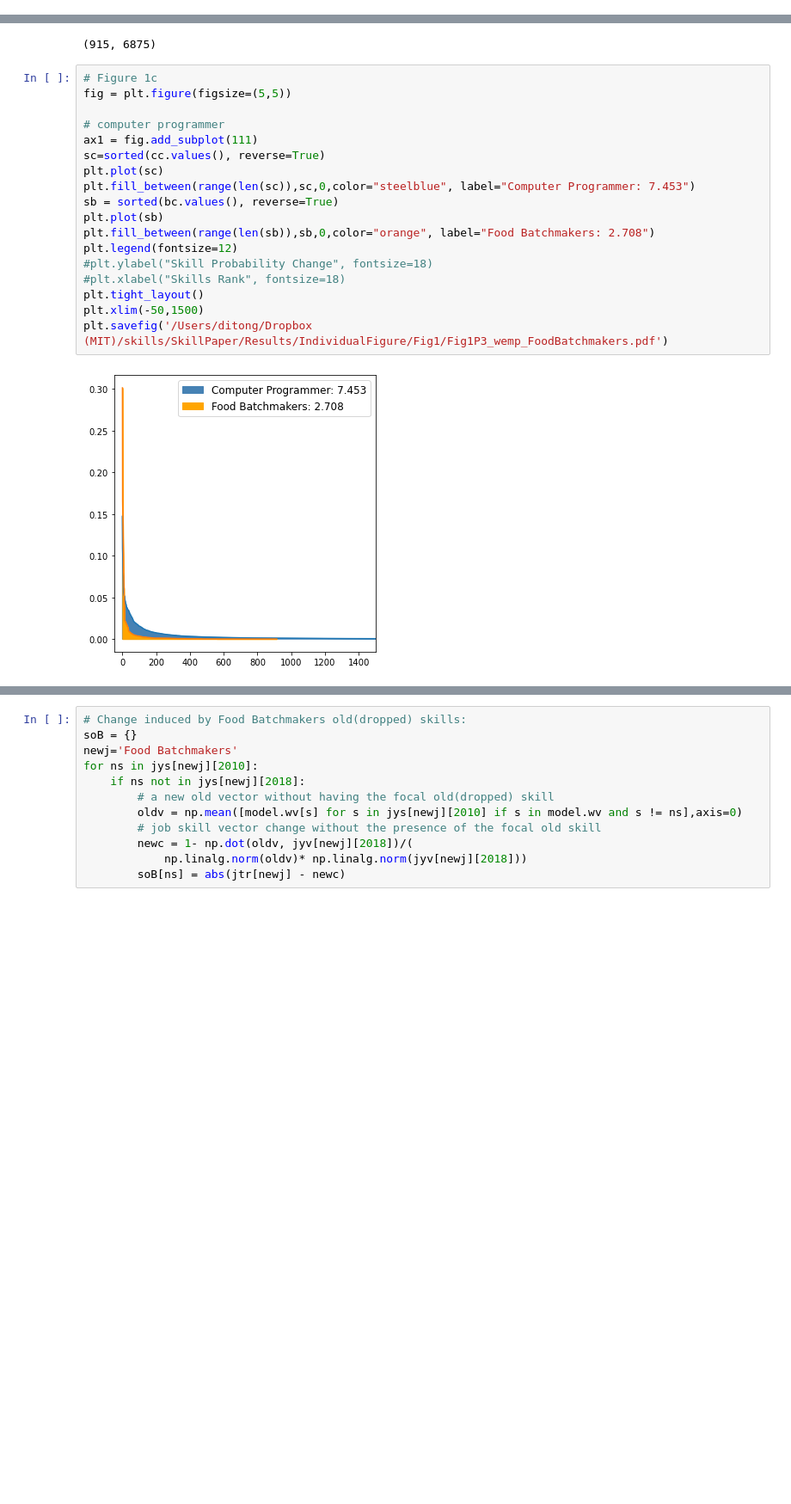
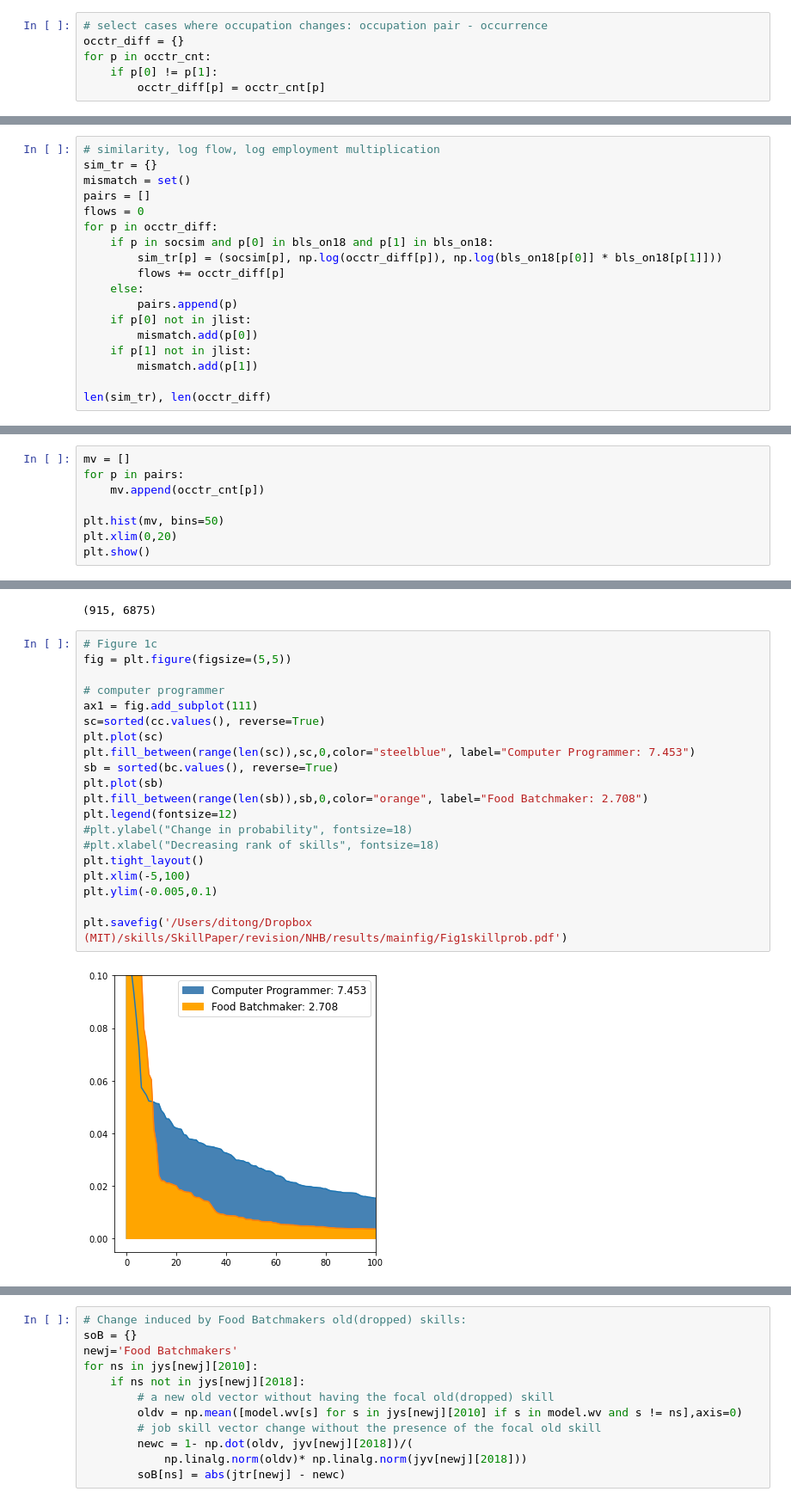
Before and after one commit to di-Tong/SkillPaper, a Jupyter notebook: Codes/MainFigures.ipynb, the cells around one changed output, grey strips where cells are left out. Shown at 86% size. Saved outputs shown, nothing was run; the diff lists cells and outputs as text; blank space fills up the shorter version.

Commit message:
updated codes for new version of paper

```diff
--- a/Codes/MainFigures.ipynb
+++ b/Codes/MainFigures.ipynb
@@ -795,0 +642,6 @@ len(occsc80_1)
+# %%
+# select cases where occupation changes: occupation pair - occurrence
+occtr_diff = {}
+for p in occtr_cnt:
+    if p[0] != p[1]:
+        occtr_diff[p] = occtr_cnt[p]
@@ -795,0 +684,18 @@ len(occsc80_1)
+# %%
+# similarity, log flow, log employment multiplication
+sim_tr = {}
+mismatch = set()
+pairs = []
+flows = 0
+for p in occtr_diff:
+    if p in socsim and p[0] in bls_on18 and p[1] in bls_on18:
+        sim_tr[p] = (socsim[p], np.log(occtr_diff[p]), np.log(bls_on18[p[0]] * bls_on18[p[1]]))
+        flows += occtr_diff[p]
+    else:
+        pairs.append(p)
+    if p[0] not in jlist:
+        mismatch.add(p[0])
+    if p[1] not in jlist:
+        mismatch.add(p[1])
+
+len(sim_tr), len(occtr_diff)
@@ -795,0 +732,8 @@ len(occsc80_1)
+# %%
+mv = []
+for p in pairs:
+    mv.append(occtr_cnt[p])
+
+plt.hist(mv, bins=50)
+plt.xlim(0,20)
+plt.show()
@@ -976,23 +1011,25 @@ len(bc), len(cc)
 # %%
 # Figure 1c
 fig = plt.figure(figsize=(5,5))
 
 # computer programmer
 ax1 = fig.add_subplot(111)
 sc=sorted(cc.values(), reverse=True)
 plt.plot(sc)
 plt.fill_between(range(len(sc)),sc,0,color="steelblue", label="Computer Programmer: 7.453")
 sb = sorted(bc.values(), reverse=True)
 plt.plot(sb)
-plt.fill_between(range(len(sb)),sb,0,color="orange", label="Food Batchmakers: 2.708")
+plt.fill_between(range(len(sb)),sb,0,color="orange", label="Food Batchmaker: 2.708")
 plt.legend(fontsize=12)
-#plt.ylabel("Skill Probability Change", fontsize=18)
-#plt.xlabel("Skills Rank", fontsize=18)
+#plt.ylabel("Change in probability", fontsize=18)
+#plt.xlabel("Decreasing rank of skills", fontsize=18)
 plt.tight_layout()
-plt.xlim(-50,1500)
-plt.savefig('/Users/ditong/Dropbox (MIT)/skills/SkillPaper/Results/IndividualFigure/Fig1/Fig1P3_wemp_FoodBatchmakers.pdf')
+plt.xlim(-5,100)
+plt.ylim(-0.005,0.1)
+
+plt.savefig('/Users/ditong/Dropbox (MIT)/skills/SkillPaper/revision/NHB/results/mainfig/Fig1skillprob.pdf')
 # %% [output]
-[figure, old version]
+[figure, new version]
 # %%
 # change induced by Food Batchmakers new skills:
 scB = {}
```
Also changed, not shown: parts of 139 cells of this notebook, 6 other files.
